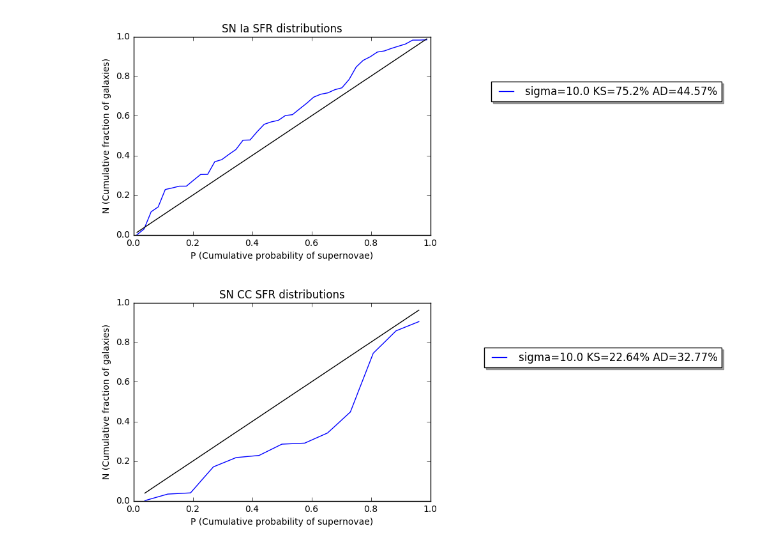
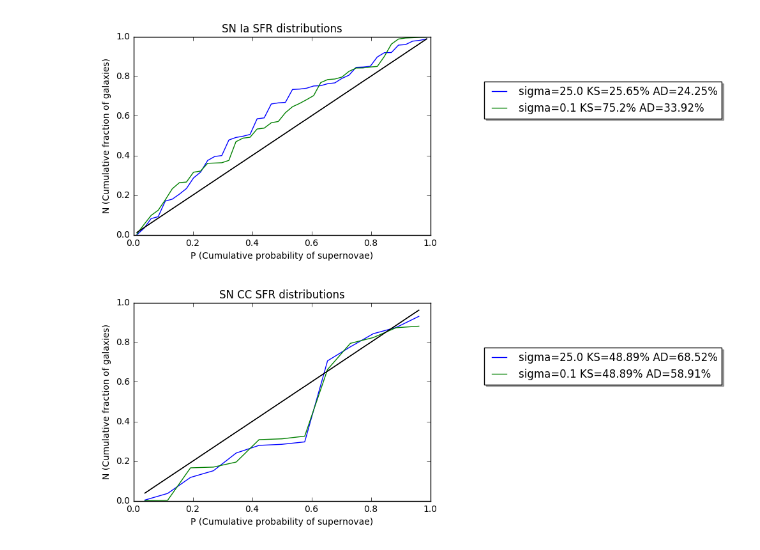
Before and after one commit to AsierCastrillo/Supernovas, a Jupyter notebook: Sacar_Graficas_Estadistica.ipynb, the cells around one changed output. Saved outputs shown, nothing was run; the diff lists cells and outputs as text; code cells hidden in the pictures.

```diff
--- a/Sacar_Graficas_Estadistica.ipynb
+++ b/Sacar_Graficas_Estadistica.ipynb
@@ -15,3 +16,5 @@ nombres = ['Results_Ia_0.8_0.0.txt','Results_Ia_0.8_100.txt','Results_Ia_0.8_250
+# %%
+nombres = ['Results_CC_25.txt','Results_CC_0.1.coordenadas.txt','Results_Ia_0.8_0.0.txt']
 # %%
 index_DTD = 0
 index_SFR = 0
@@ -101,7 +104,7 @@ for name in nombres:
         index_DTD = index_DTD + 1
 
     if name[8:10] == 'CC' :
-        sigma = float(name[11:13])
+        sigma = float(name[11:14])
 
         Dist_SFR_Ia.loc[:, ''+str(sigma)+''] = P_Ia
         Dist_SFR_CC.loc[:, ''+str(sigma)+''] = P_CC
@@ -164,28 +167,29 @@ plt.show()
 # %%
-color = ['b','g','r','c','m','y']
+color = ['b','g','r','c','m','y','b','g','r','c','m','y','b','g','r','c','m','y','b','g','r','c','m','y','b','g','r','c','m','y','b','g','r','c','m','y']
 
 for C in np.arange(Dist_SFR_Ia.shape[1]):
 
     q = float(Dist_SFR_Ia.columns[C][0:3])
     e = Prob_SFR.at[C,'KS_Ia']
     r =Prob_SFR.at[C,'AD_Ia']
 
     plt.plot(N_Ia,Dist_SFR_Ia[Dist_SFR_Ia.columns[C]],color[C],label='sigma={} KS={}% AD={}%'.format(q,e,r))
     #plt.plot(N_Ia,Dist_SFR_Ia[Dist_SFR_Ia.columns[C]],''+color[C]+'*')
 
     plt.plot(N_Ia,N_Ia,'k')
 
 plt.title('SN Ia SFR distributions')
 plt.axis([0.00, 1.00, 0.00, 1.00])
 plt.xlabel('P (Cumulative probability of supernovae)')
 plt.ylabel('N (Cumulative fraction of galaxies)')
 
 plt.legend(bbox_to_anchor=(1, 0, 1, 0.8),shadow=True)
 plt.show()
 # %% [output]
-[figure, old version]
+[figure, new version]
 # %%
-color = ['b','g','r','c','m','y']
+color = ['b','g','r','c','m','y','b','g','r','c','m','y','b','g','r','c','m','y','b','g','r','c','m','y','b','g','r','c','m','y','b','g','r','c','m','y']
+
 
 for C in np.arange(Dist_SFR_CC.shape[1]):
 
@@ -206,4 +210,4 @@ plt.ylabel('N (Cumulative fraction of galaxies)')
 plt.legend(bbox_to_anchor=(1, 0, 1, 0.8),shadow=True)
 plt.show()
 # %% [output]
-[figure, old version]
+[figure, new version]
```
Also changed, not shown: parts of 3 cells of this notebook, 4 other files.
